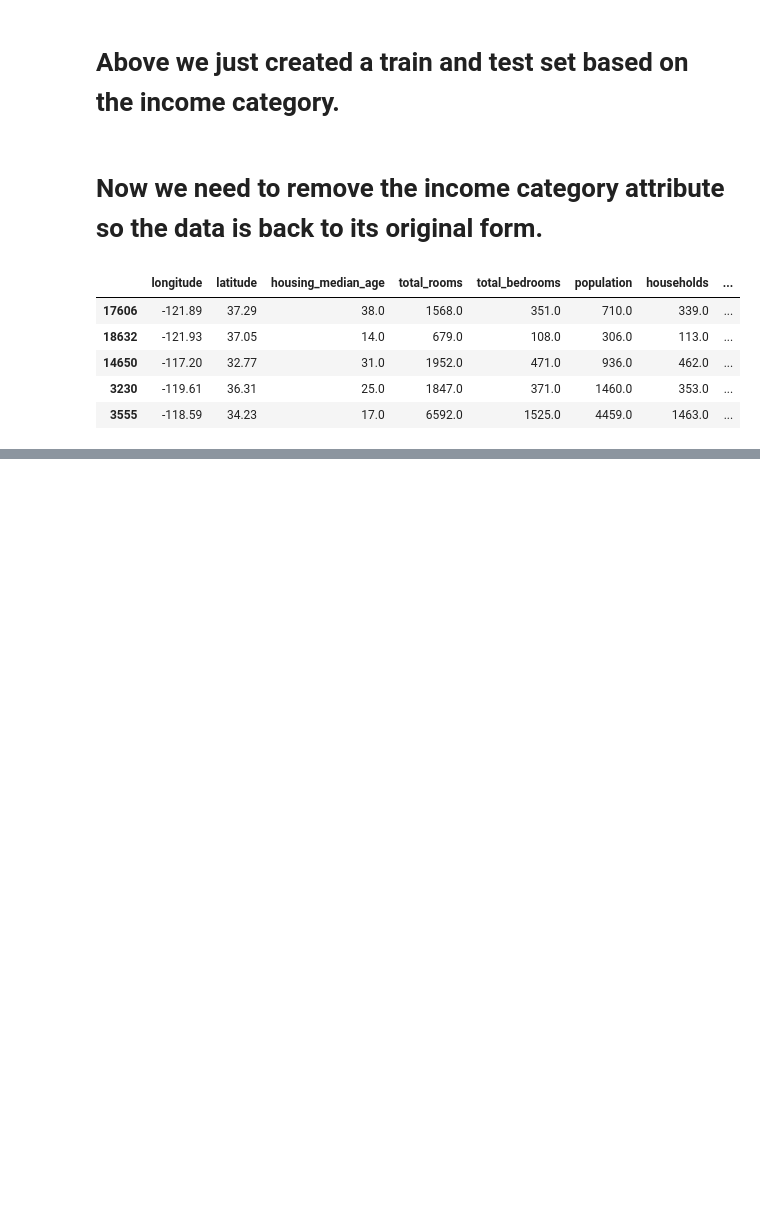
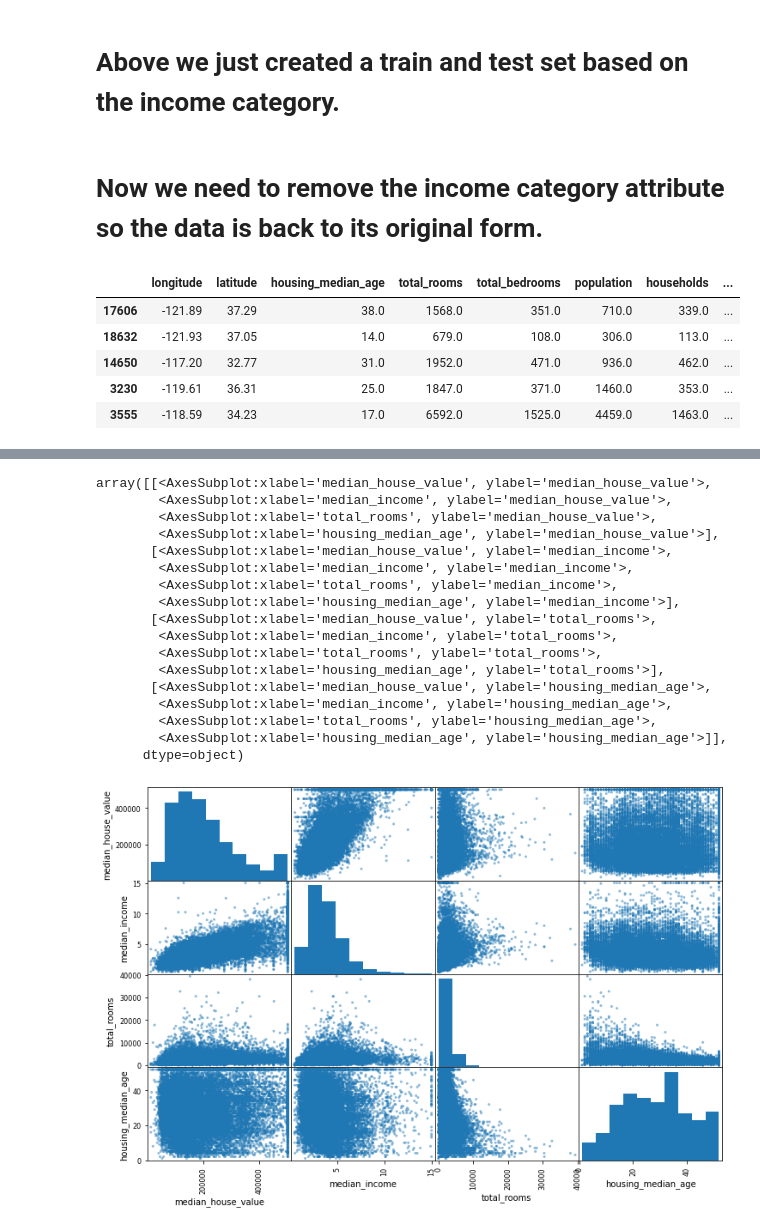
Before and after one commit to ironfinger/MachineLearningBook, a Jupyter notebook: Chapter1/MachineLearning.ipynb, the cells around one changed output, grey strips where cells are left out. Cells and saved outputs as stored; diff of their text form; code cells hidden in the pictures; blank space fills up the shorter version.

```diff
--- a/Chapter1/MachineLearning.ipynb
+++ b/Chapter1/MachineLearning.ipynb
@@ -166,0 +204,27 @@ for set_ in (strat_train_set, strat_test_set):
+# %%
+# Another way to check is to use pandas scatter_matrix function which plots every numerical attribute against each other.
+# All 11 attributes is too much so we pick a few that seem most important.
+
+from pandas.plotting import scatter_matrix
+
+attributes = ["median_house_value", "median_income", "total_rooms", "housing_median_age"]
+scatter_matrix(housing[attributes], figsize=(12, 8))
+# %% [output]
+array([[<AxesSubplot:xlabel='median_house_value', ylabel='median_house_value'>,
+        <AxesSubplot:xlabel='median_income', ylabel='median_house_value'>,
+        <AxesSubplot:xlabel='total_rooms', ylabel='median_house_value'>,
+        <AxesSubplot:xlabel='housing_median_age', ylabel='median_house_value'>],
+       [<AxesSubplot:xlabel='median_house_value', ylabel='median_income'>,
+        <AxesSubplot:xlabel='median_income', ylabel='median_income'>,
+        <AxesSubplot:xlabel='total_rooms', ylabel='median_income'>,
+        <AxesSubplot:xlabel='housing_median_age', ylabel='median_income'>],
+       [<AxesSubplot:xlabel='median_house_value', ylabel='total_rooms'>,
+        <AxesSubplot:xlabel='median_income', ylabel='total_rooms'>,
+        <AxesSubplot:xlabel='total_rooms', ylabel='total_rooms'>,
+        <AxesSubplot:xlabel='housing_median_age', ylabel='total_rooms'>],
+       [<AxesSubplot:xlabel='median_house_value', ylabel='housing_median_age'>,
+        <AxesSubplot:xlabel='median_income', ylabel='housing_median_age'>,
+        <AxesSubplot:xlabel='total_rooms', ylabel='housing_median_age'>,
+        <AxesSubplot:xlabel='housing_median_age', ylabel='housing_median_age'>]],
+      dtype=object)
+[figure, added]
```
Also changed, not shown: parts of 7 cells of this notebook.
